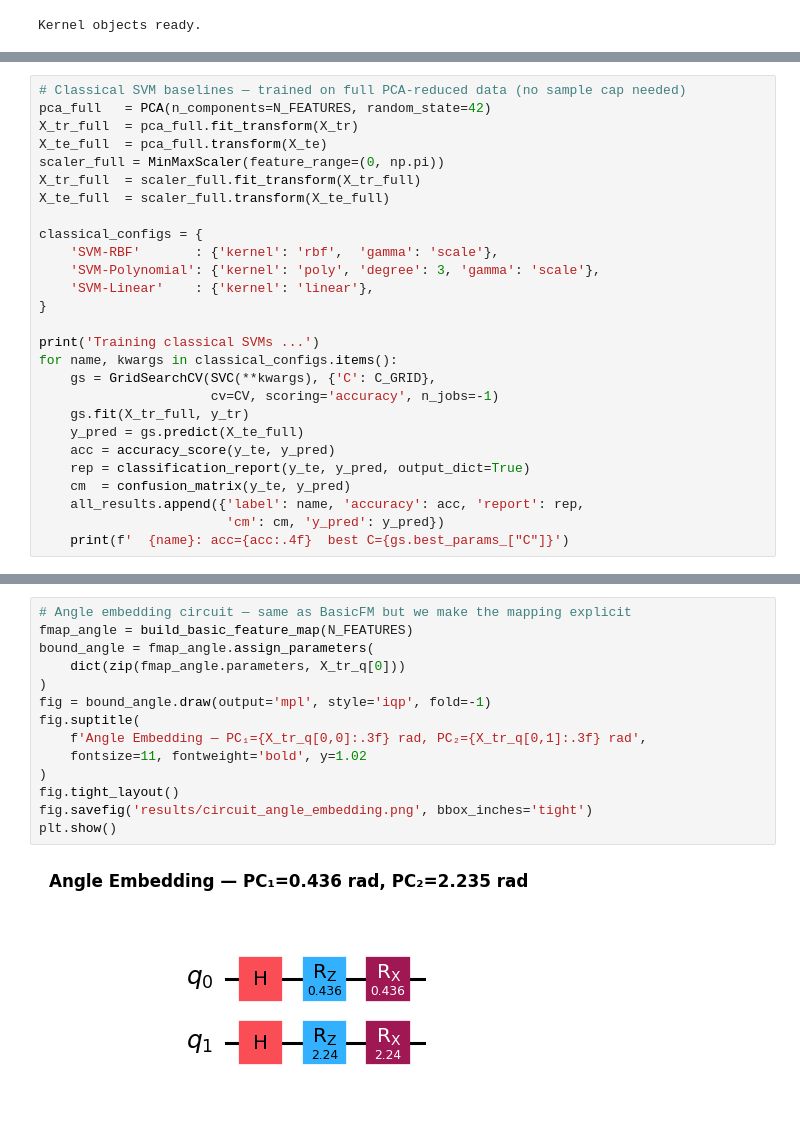
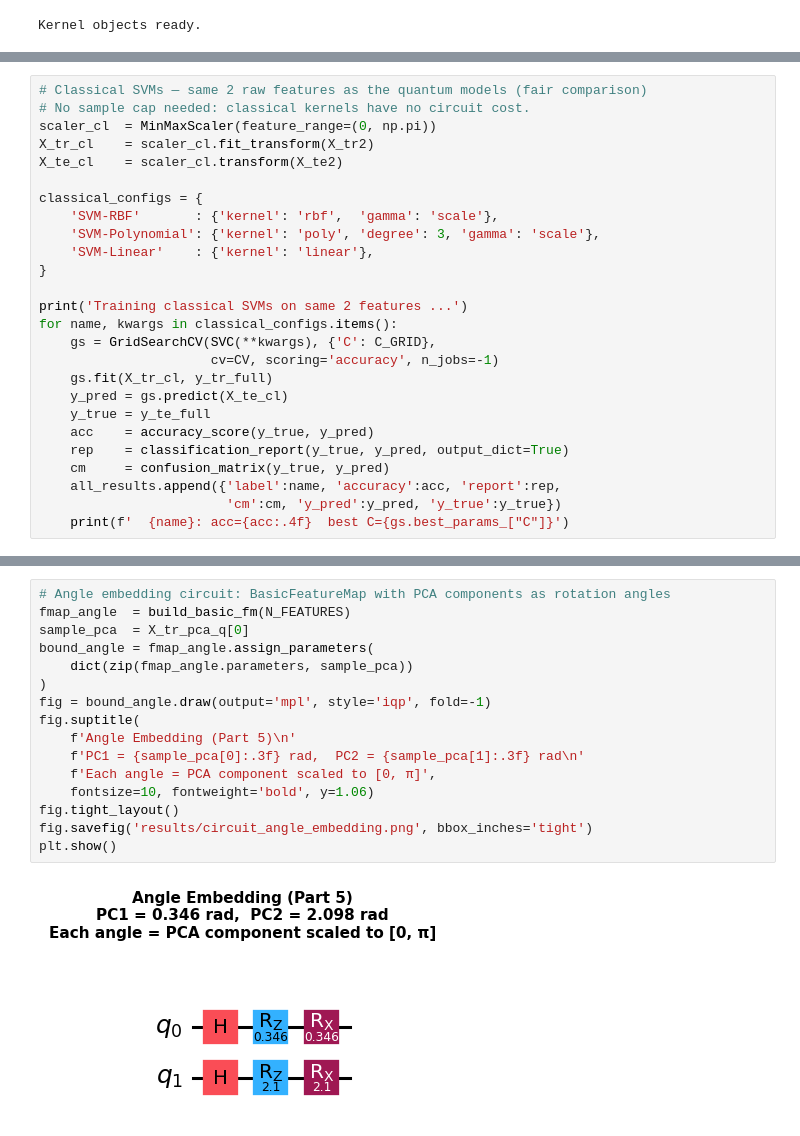
Before and after one commit to AhmedYousriSobhi/QKC, a Jupyter notebook: notebooks/quantum_kernel_classification.ipynb, the cells around one changed output, grey strips where cells are left out. Drawn from its saved outputs; the diff is of its cells as text.

Commit message:
modifying PCA to apply to part 5 only

```diff
--- a/notebooks/quantum_kernel_classification.ipynb
+++ b/notebooks/quantum_kernel_classification.ipynb
@@ -370,11 +395,9 @@ weighted avg       0.83      0.82      0.82        40
 # %%
-# Classical SVM baselines — trained on full PCA-reduced data (no sample cap needed)
-pca_full   = PCA(n_components=N_FEATURES, random_state=42)
-X_tr_full  = pca_full.fit_transform(X_tr)
-X_te_full  = pca_full.transform(X_te)
-scaler_full = MinMaxScaler(feature_range=(0, np.pi))
-X_tr_full  = scaler_full.fit_transform(X_tr_full)
-X_te_full  = scaler_full.transform(X_te_full)
+# Classical SVMs — same 2 raw features as the quantum models (fair comparison)
+# No sample cap needed: classical kernels have no circuit cost.
+scaler_cl  = MinMaxScaler(feature_range=(0, np.pi))
+X_tr_cl    = scaler_cl.fit_transform(X_tr2)
+X_te_cl    = scaler_cl.transform(X_te2)
 
 classical_configs = {
     'SVM-RBF'       : {'kernel': 'rbf',  'gamma': 'scale'},
@@ -382,16 +405,17 @@ classical_configs = {
     'SVM-Linear'    : {'kernel': 'linear'},
 }
 
-print('Training classical SVMs ...')
+print('Training classical SVMs on same 2 features ...')
 for name, kwargs in classical_configs.items():
     gs = GridSearchCV(SVC(**kwargs), {'C': C_GRID},
                       cv=CV, scoring='accuracy', n_jobs=-1)
-    gs.fit(X_tr_full, y_tr)
-    y_pred = gs.predict(X_te_full)
-    acc = accuracy_score(y_te, y_pred)
-    rep = classification_report(y_te, y_pred, output_dict=True)
-    cm  = confusion_matrix(y_te, y_pred)
-    all_results.append({'label': name, 'accuracy': acc, 'report': rep,
-                        'cm': cm, 'y_pred': y_pred})
+    gs.fit(X_tr_cl, y_tr_full)
+    y_pred = gs.predict(X_te_cl)
+    y_true = y_te_full
+    acc    = accuracy_score(y_true, y_pred)
+    rep    = classification_report(y_true, y_pred, output_dict=True)
+    cm     = confusion_matrix(y_true, y_pred)
+    all_results.append({'label':name, 'accuracy':acc, 'report':rep,
+                        'cm':cm, 'y_pred':y_pred, 'y_true':y_true})
     print(f'  {name}: acc={acc:.4f}  best C={gs.best_params_["C"]}')
 # %% [output]
@@ -494,19 +575,21 @@ plt.show()
 # %%
-# Angle embedding circuit — same as BasicFM but we make the mapping explicit
-fmap_angle = build_basic_feature_map(N_FEATURES)
+# Angle embedding circuit: BasicFeatureMap with PCA components as rotation angles
+fmap_angle  = build_basic_fm(N_FEATURES)
+sample_pca  = X_tr_pca_q[0]
 bound_angle = fmap_angle.assign_parameters(
-    dict(zip(fmap_angle.parameters, X_tr_q[0]))
+    dict(zip(fmap_angle.parameters, sample_pca))
 )
 fig = bound_angle.draw(output='mpl', style='iqp', fold=-1)
 fig.suptitle(
-    f'Angle Embedding — PC₁={X_tr_q[0,0]:.3f} rad, PC₂={X_tr_q[0,1]:.3f} rad',
-    fontsize=11, fontweight='bold', y=1.02
-)
+    f'Angle Embedding (Part 5)\n'
+    f'PC1 = {sample_pca[0]:.3f} rad,  PC2 = {sample_pca[1]:.3f} rad\n'
+    f'Each angle = PCA component scaled to [0, π]',
+    fontsize=10, fontweight='bold', y=1.06)
 fig.tight_layout()
 fig.savefig('results/circuit_angle_embedding.png', bbox_inches='tight')
 plt.show()
 # %% [output]
-[figure, old version]
+[figure, new version]
 # %%
 # Angle-embedding QSVM
 qk_angle = make_kernel(fmap_angle)
```
Also changed, not shown: parts of 29 cells of this notebook, 17 other files.
